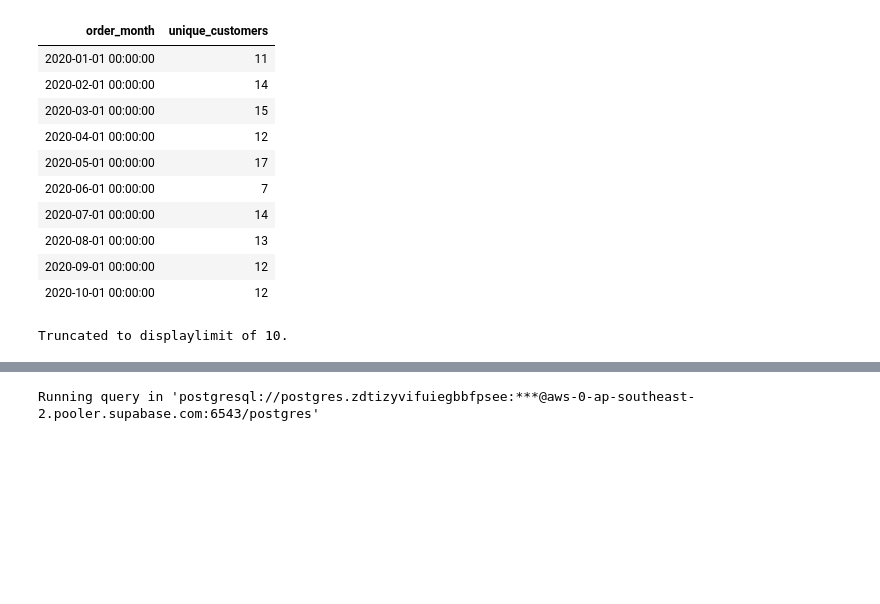
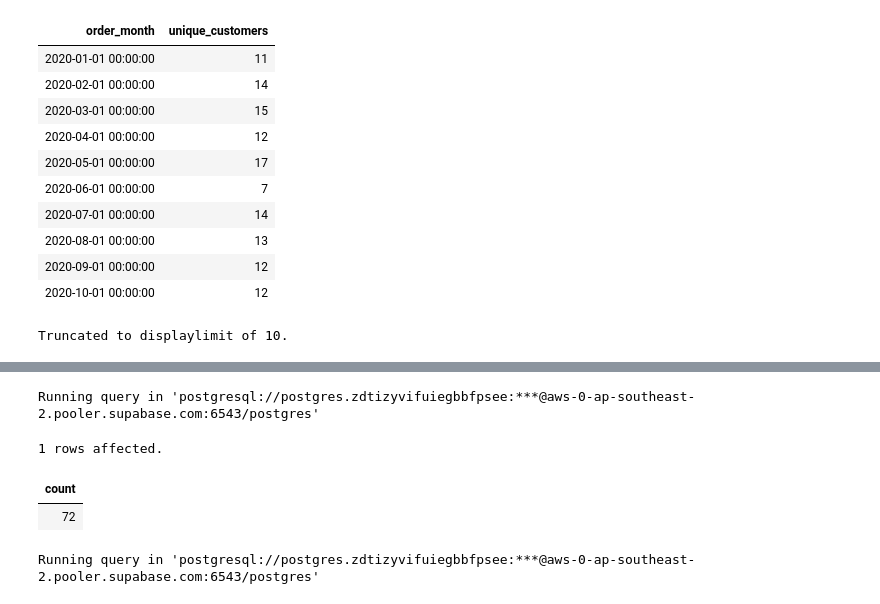
Before and after one commit to umesh-creates/sql_pandas_exercise_and_notes, a Jupyter notebook: retail_analysis exercise/date _and_time.ipynb, the cells around one changed output, grey strips where cells are left out. Drawn from its saved outputs; the diff is of its cells as text; code cells hidden in the pictures; blank space fills up the shorter version.

```diff
--- a/retail_analysis exercise/date _and_time.ipynb
+++ b/retail_analysis exercise/date _and_time.ipynb
@@ -2316,3 +2330,12 @@ Truncated to displaylimit of 10.
+# %%
+%%sql
+SELECT COUNT(DISTINCT DATE_TRUNC('month', order_date))
+FROM retail_analysis.orders
+# %% [output]
+Running query in 'postgresql://postgres.zdtizyvifuiegbbfpsee:***@aws-0-ap-southeast-2.pooler.supabase.com:6543/postgres'
+1 rows affected.
+| count |
+| 72 |
 # %%
 %%sql
 SELECT * FROM retail_analysis.orders
```
Also changed, not shown: parts of 2 cells of this notebook.
